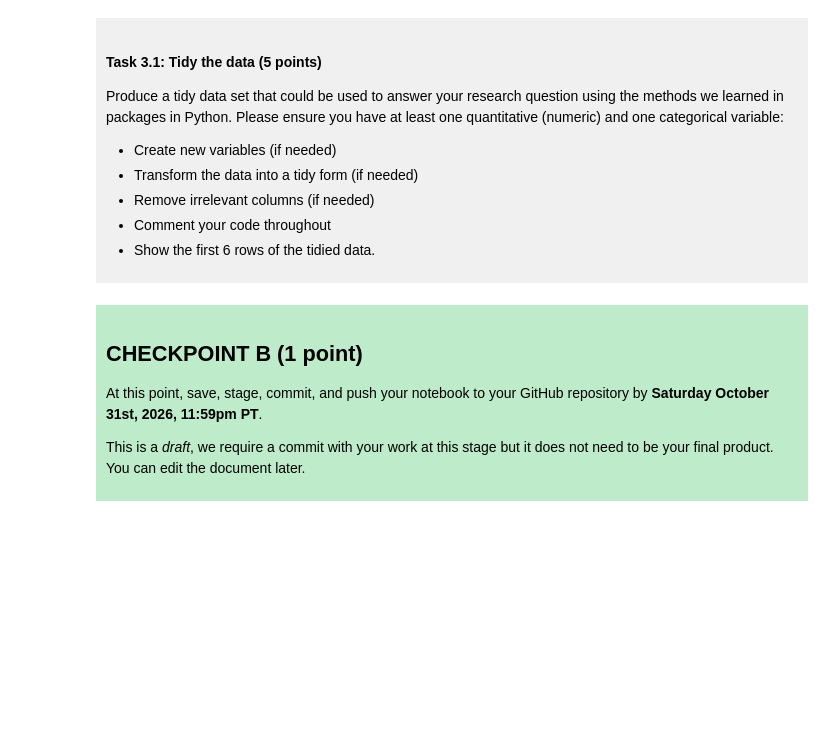
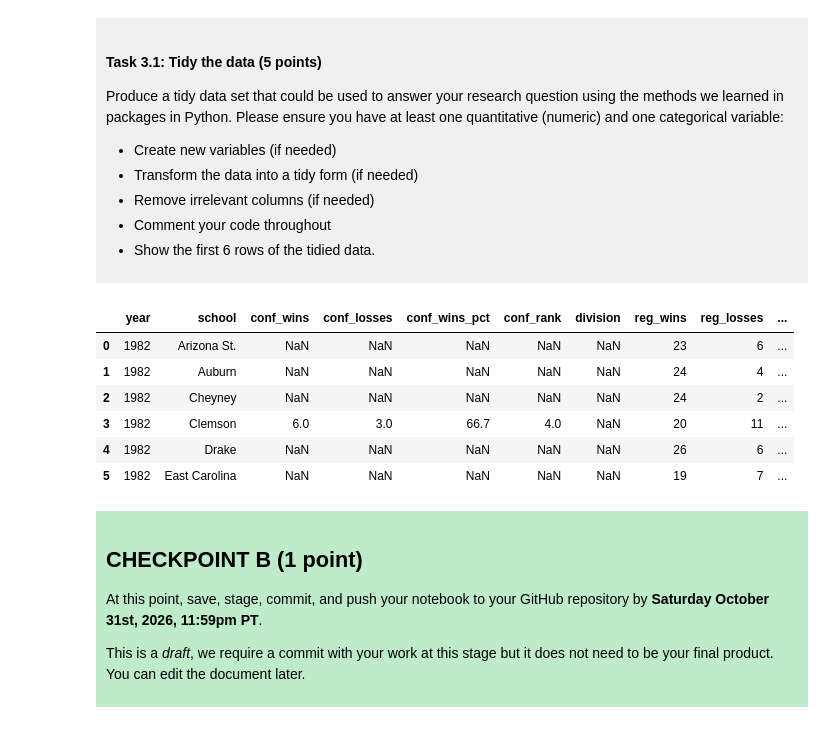
Before and after one commit to wulferts/dsci-100-project-will_ulferts, a Jupyter notebook: dsci-100-project-notebook.ipynb, the cells around one changed output. Cells and saved outputs as stored; diff of their text form; code cells hidden in the pictures; blank space fills up the shorter version.

```diff
--- a/dsci-100-project-notebook.ipynb
+++ b/dsci-100-project-notebook.ipynb
@@ -189,7 +198,20 @@ Produce a tidy data set that could be used to answer your research question usin
 
 </div>
 # %%
-### EDIT THIS CODE CELL ###
+df['tourney_wins_pct'] = df['tourney_wins']/(df['tourney_wins'] + df['tourney_losses']) *100
+df['pre_tourney_wins_pct'] = (df['conf_wins'] + df['reg_wins'])/(df['conf_wins'] + df['conf_losses'] + df['reg_wins'] + df['reg_losses']) *100
+df_tidy = df.drop(columns=['seed','conference', 'bid','first_game_at_home', 'tourney_finish', 'total_wins', 'total_losses', 'total_wins_pct', 'ptw_pct'])
+df_tidy.head(n=6)
+# My first step was to create the columns for pre_tourney_wins_pct which is the combination of conference and regional win percentage, and tourney_wins_pct, which is the variable I am trying to predict. I chose to keep the columns related to my wanted variables and drop everything else besides year and school, which I kept for identification.
+#(I created the ptw_pct column to test a different way t
+# %% [output]
+|  | year | school | conf_wins | conf_losses | conf_wins_pct | conf_rank | division | reg_wins | reg_losses | ... |
+| 0 | 1982 | Arizona St. | NaN | NaN | NaN | NaN | NaN | 23 | 6 | ... |
+| 1 | 1982 | Auburn | NaN | NaN | NaN | NaN | NaN | 24 | 4 | ... |
+| 2 | 1982 | Cheyney | NaN | NaN | NaN | NaN | NaN | 24 | 2 | ... |
+| 3 | 1982 | Clemson | 6.0 | 3.0 | 66.7 | 4.0 | NaN | 20 | 11 | ... |
+| 4 | 1982 | Drake | NaN | NaN | NaN | NaN | NaN | 26 | 6 | ... |
+| 5 | 1982 | East Carolina | NaN | NaN | NaN | NaN | NaN | 19 | 7 | ... |
 # %% [markdown]
 <div style="background-color: #beebca; padding: 10px;">
 
```
Also changed, not shown: parts of 3 cells of this notebook.
